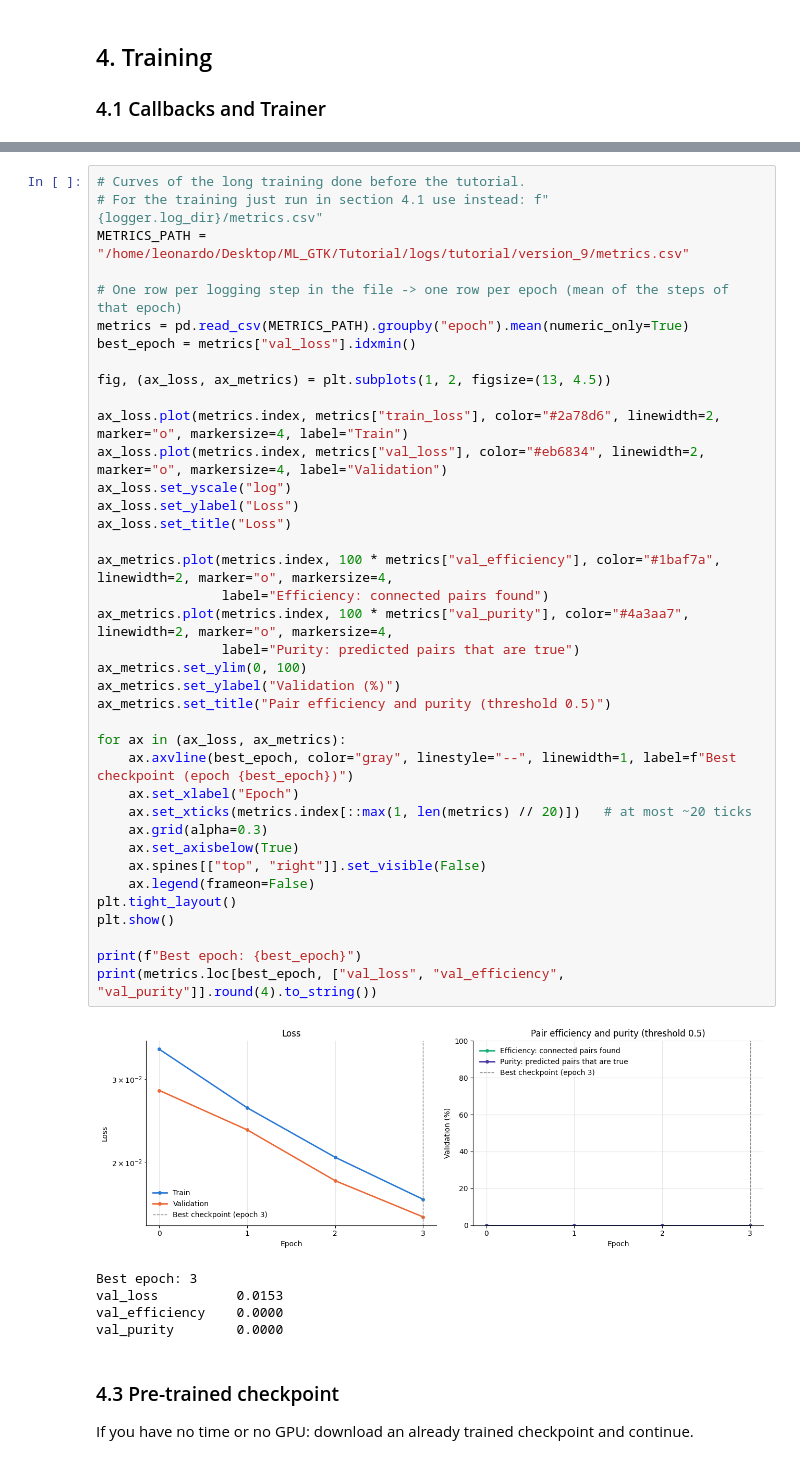
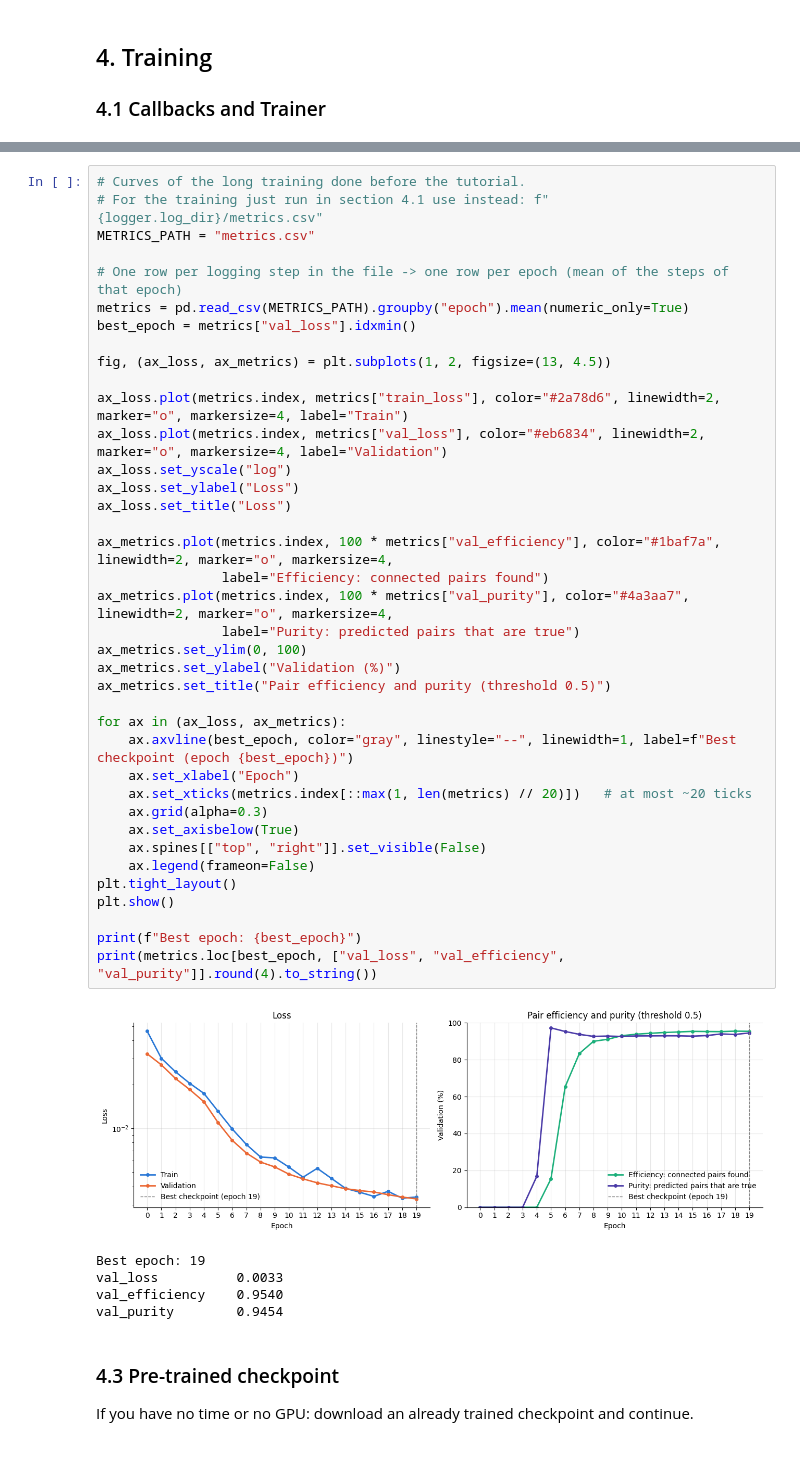
Before and after one commit to Bianco95/hackathon-gtk-fpga, a Jupyter notebook: part_1/Tutorial_Transformer_solutions.ipynb, the cells around one changed output, grey strips where cells are left out. Drawn from its saved outputs; the diff is of its cells as text.

```diff
--- a/part_1/Tutorial_Transformer.ipynb
+++ b/part_1/Tutorial_Transformer_solutions.ipynb
@@ -921,7 +1042,7 @@ Best val_loss:   0.0235
 # %%
 # Curves of the long training done before the tutorial.
 # For the training just run in section 4.1 use instead: f"{logger.log_dir}/metrics.csv"
-METRICS_PATH = "/home/leonardo/Desktop/ML_GTK/Tutorial/logs/tutorial/version_9/metrics.csv"
+METRICS_PATH = "metrics.csv"
 
 # One row per logging step in the file -> one row per epoch (mean of the steps of that epoch)
 metrics = pd.read_csv(METRICS_PATH).groupby("epoch").mean(numeric_only=True)
@@ -930,38 +1051,38 @@ best_epoch = metrics["val_loss"].idxmin()
 fig, (ax_loss, ax_metrics) = plt.subplots(1, 2, figsize=(13, 4.5))
 
 ax_loss.plot(metrics.index, metrics["train_loss"], color="#2a78d6", linewidth=2, marker="o", markersize=4, label="Train")
 ax_loss.plot(metrics.index, metrics["val_loss"], color="#eb6834", linewidth=2, marker="o", markersize=4, label="Validation")
 ax_loss.set_yscale("log")
 ax_loss.set_ylabel("Loss")
 ax_loss.set_title("Loss")
 
 ax_metrics.plot(metrics.index, 100 * metrics["val_efficiency"], color="#1baf7a", linewidth=2, marker="o", markersize=4,
                 label="Efficiency: connected pairs found")
 ax_metrics.plot(metrics.index, 100 * metrics["val_purity"], color="#4a3aa7", linewidth=2, marker="o", markersize=4,
                 label="Purity: predicted pairs that are true")
 ax_metrics.set_ylim(0, 100)
 ax_metrics.set_ylabel("Validation (%)")
 ax_metrics.set_title("Pair efficiency and purity (threshold 0.5)")
 
 for ax in (ax_loss, ax_metrics):
     ax.axvline(best_epoch, color="gray", linestyle="--", linewidth=1, label=f"Best checkpoint (epoch {best_epoch})")
     ax.set_xlabel("Epoch")
     ax.set_xticks(metrics.index[::max(1, len(metrics) // 20)])   # at most ~20 ticks
     ax.grid(alpha=0.3)
     ax.set_axisbelow(True)
     ax.spines[["top", "right"]].set_visible(False)
     ax.legend(frameon=False)
 plt.tight_layout()
 plt.show()
 
 print(f"Best epoch: {best_epoch}")
 print(metrics.loc[best_epoch, ["val_loss", "val_efficiency", "val_purity"]].round(4).to_string())
 # %% [output]
-[figure, old version]
+[figure, new version]
-Best epoch: 3
-val_loss          0.0153
-val_efficiency    0.0000
-val_purity        0.0000
+Best epoch: 19
+val_loss          0.0033
+val_efficiency    0.9540
+val_purity        0.9454
 # %% [markdown]
 ### 4.3 Pre-trained checkpoint
 
```
Also changed, not shown: parts of 18 cells of this notebook, 2 other files.
